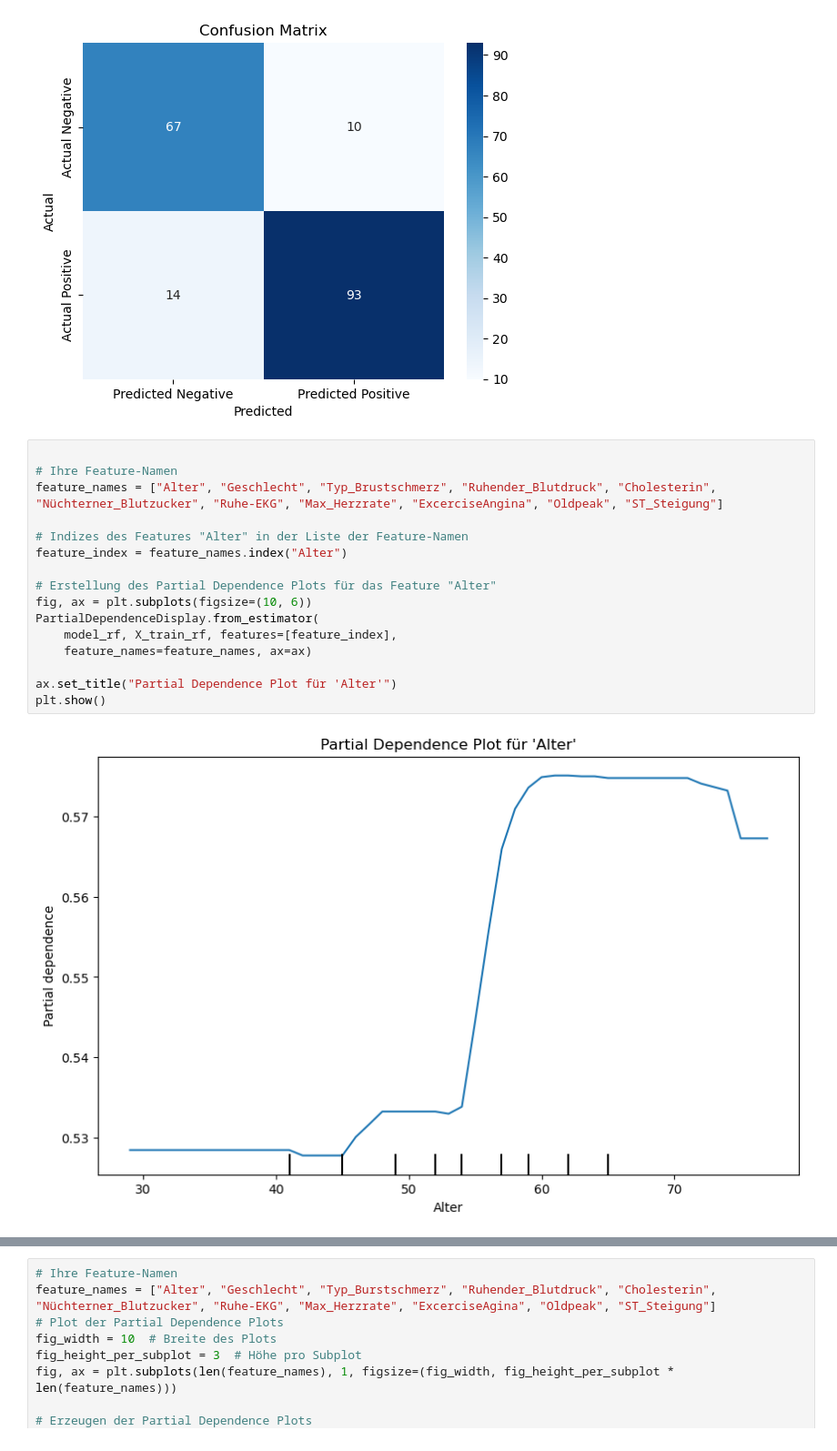
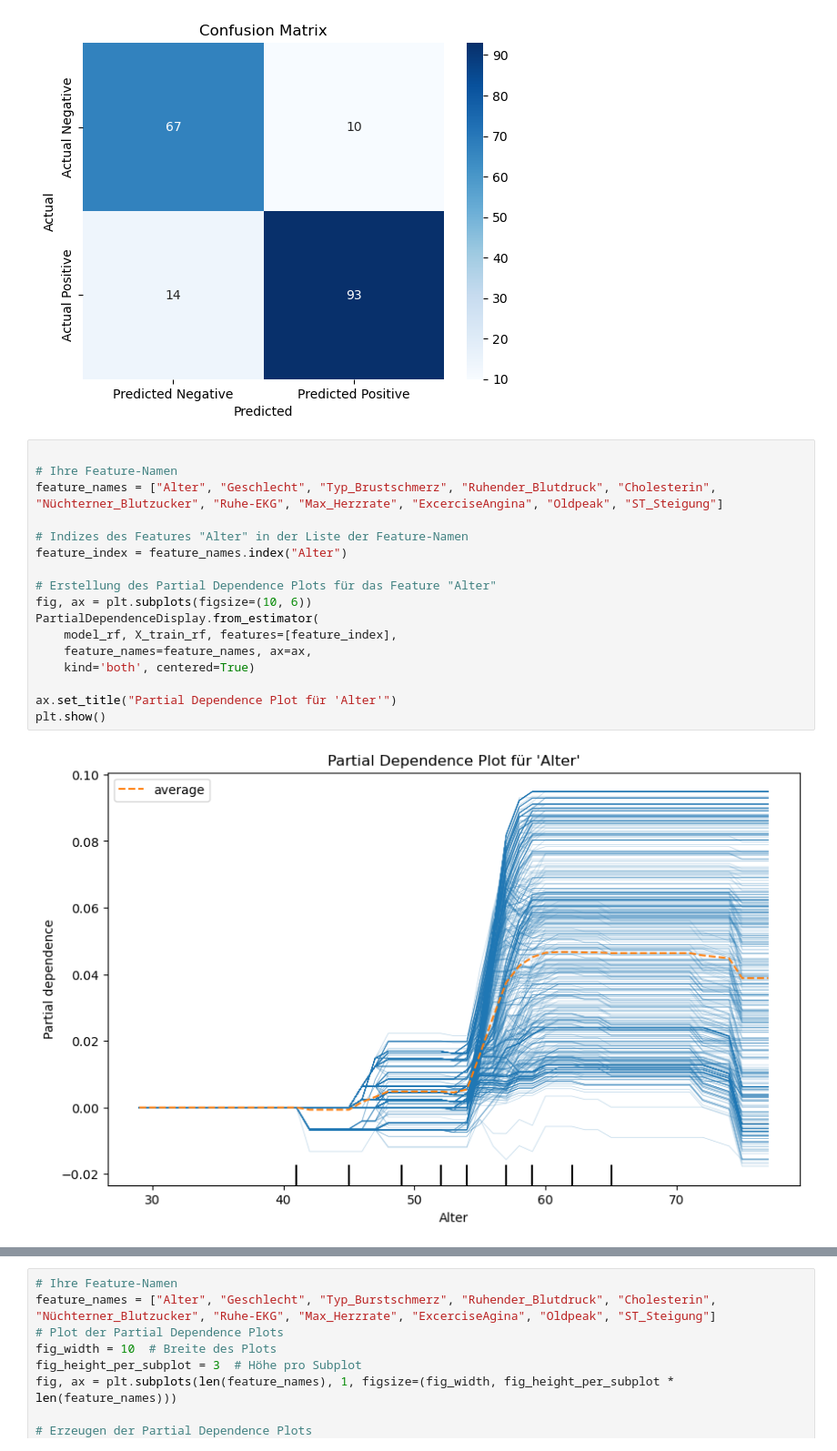
Before and after one commit to OOS-Team/DsKi_Erkl-rbarkeit_Algorithmen, a Jupyter notebook: Heart Failure/heart_failure.ipynb, the cells around one changed output, grey strips where cells are left out. Shown at 91% size. Cells and saved outputs as stored; diff of their text form.

```diff
--- a/Heart Failure/heart_failure.ipynb
+++ b/Heart Failure/heart_failure.ipynb
@@ -336,18 +336,19 @@ plt.show()
 # %%
 
 # Ihre Feature-Namen
 feature_names = ["Alter", "Geschlecht", "Typ_Brustschmerz", "Ruhender_Blutdruck", "Cholesterin", "Nüchterner_Blutzucker", "Ruhe-EKG", "Max_Herzrate", "ExcerciseAngina", "Oldpeak", "ST_Steigung"]
 
 # Indizes des Features "Alter" in der Liste der Feature-Namen
 feature_index = feature_names.index("Alter")
 
 # Erstellung des Partial Dependence Plots für das Feature "Alter"
 fig, ax = plt.subplots(figsize=(10, 6))
 PartialDependenceDisplay.from_estimator(
     model_rf, X_train_rf, features=[feature_index],
-    feature_names=feature_names, ax=ax)
+    feature_names=feature_names, ax=ax,
+    kind='both', centered=True)
 
 ax.set_title("Partial Dependence Plot für 'Alter'")
 plt.show()
 # %% [output]
-[figure, old version]
+[figure, new version]
```
Also changed, not shown: parts of 4 cells of this notebook.
